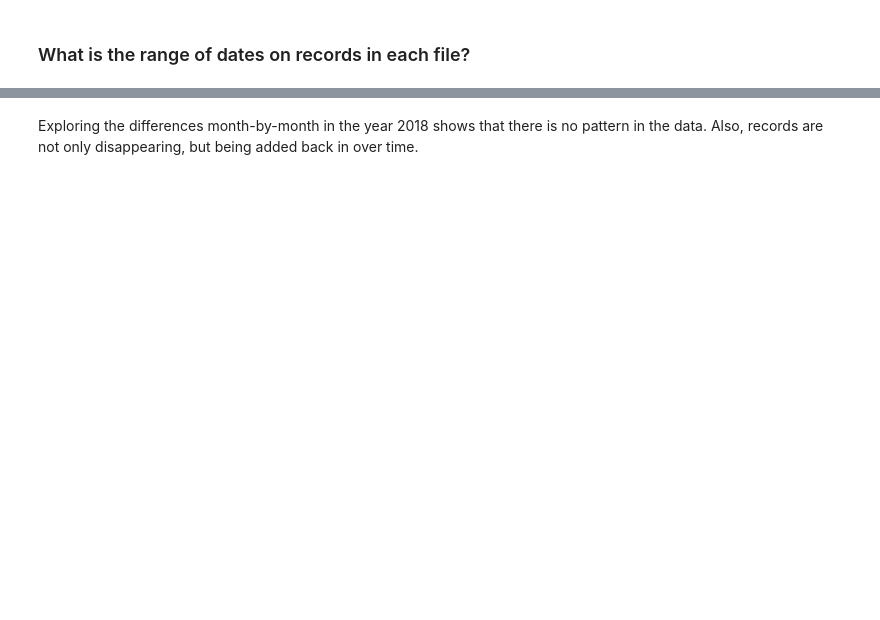
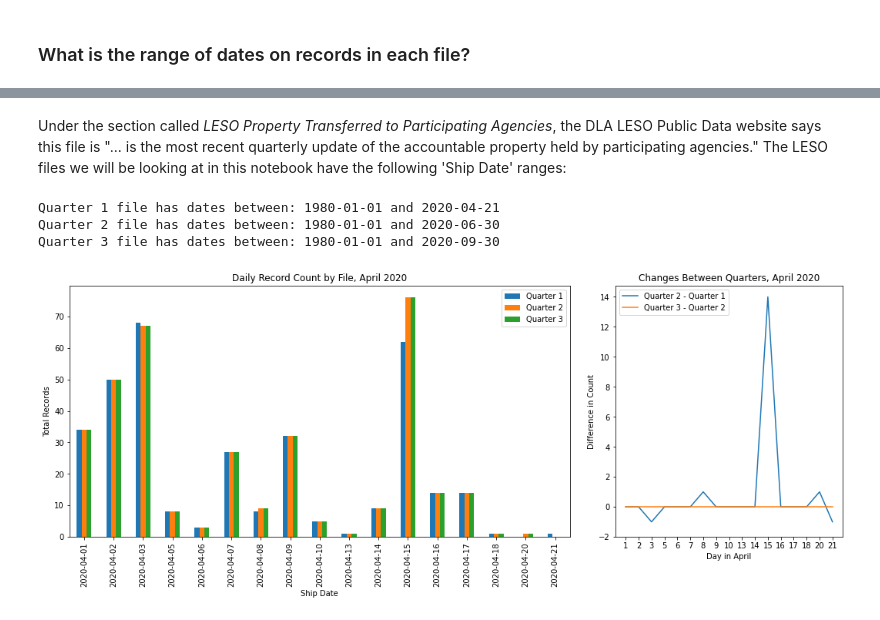
Before and after one commit to barbh1307/merge_DLA_LESO_data, a Jupyter notebook: notebooks/ExploreOriginalFiles/Inconsistancies_AllStatesAndTerritories.ipynb, the cells around one changed output, grey strips where cells are left out. Drawn from its saved outputs; the diff is of its cells as text; code cells hidden in the pictures; blank space fills up the shorter version.

Commit message:
cleaning up typos, improving graphs, refactoring python

```diff
--- a/notebooks/ExploreOriginalFiles/Inconsistancies_AllStatesAndTerritories.ipynb
+++ b/notebooks/ExploreOriginalFiles/Inconsistancies_AllStatesAndTerritories.ipynb
@@ -8,14 +6,22 @@ As of October, 2020, three DISP_AllStatesAndTransfers file have been collected f
 #    Libraries used by this notebook.
 
 import pandas as pd
+import matplotlib.pyplot as plt
 import sys
+
+from IPython.display import Markdown as md
 
 #!python --version    #Python 3.8.5
 # sys standard module
+#!jupyter --version
+# ipython             #ipython 7.18.1
 #pd.__version__       #1.1.2
 
 sys.path.insert(0, "..\\..\\scripts\\") # go to parent dir
-from notebookfunctions import make_dataframe, count_by_time, differences_by_time
+from notebookfunctions import make_dataframe
+from notebookfunctions import count_by_time
+from notebookfunctions import differences_by_time
+from notebookfunctions import split_demilcodes
 
 #    VARIABLES THAT CAN BE CUSTOMIZED
 
@@ -41,10 +47,15 @@ LESO3_file = "DISP_AllStatesAndTerritories_09302020.xlsx"
 transfers1_dict = pd.read_excel('file:' + path_datafiles + LESO1_file, sheet_name=None)
 transfers2_dict = pd.read_excel('file:' + path_datafiles + LESO2_file, sheet_name=None)
 transfers3_dict = pd.read_excel('file:' + path_datafiles + LESO3_file, sheet_name=None)
-#transfers4_dict = pd.read_excel('file:' + path_datafiles + 'DISP_AllStatesAndTerritories_12312020.xlsx', sheet_name=None)
+#transfers4_dict = pd.read_excel('file:' + path_datafiles + LESO4_file, sheet_name=None)
 
 #    Flatten each dictionary of states into its own dataframe
 transfers1_df = make_dataframe(transfers1_dict, 'Ship Date')
 transfers2_df = make_dataframe(transfers2_dict, 'Ship Date')
 transfers3_df = make_dataframe(transfers3_dict, 'Ship Date')
 #transfers4_df = make_dataframe(transfers4_dict, 'Ship Date')
+
+#    Temporary way to track files the notebook is working with
+file_quarters_dict = {'transfers1': (transfers1_df, 'Quarter 1'),
+                      'transfers2': (transfers2_df, 'Quarter 2'),
+                      'transfers3': (transfers3_df, 'Quarter 3')}
@@ -175,2 +63,0 @@ As expected 2019 shows a big decrease in non-controlled items. In each file, the
-# %% [markdown]
-Exploring the differences month-by-month in the year 2018 shows that there is no pattern in the data. Also, records are not only disappearing, but being added back in over time.
@@ -194,0 +64,47 @@ ax = month_compare_noncontrolled.plot.bar(rot=90,figsize=(18,9))
+# %% [markdown]
+Under the section called *LESO Property Transferred to Participating Agencies*, the DLA LESO Public Data website says this file is "... is the most recent quarterly update of the accountable property held by participating agencies." The LESO files we will be looking at in this notebook have the following 'Ship Date' ranges:
+# %%
+#    Commentary
+for file, file_info in file_quarters_dict.items():
+    print(file_info[1],'file has dates between:',\
+          file_info[0].index.to_period('d').min(),'and',\
+          file_info[0].index.to_period('d').max())
+# %% [output]
+Quarter 1 file has dates between: 1980-01-01 and 2020-04-21
+Quarter 2 file has dates between: 1980-01-01 and 2020-06-30
+Quarter 3 file has dates between: 1980-01-01 and 2020-09-30
+# %%
+#    Explore the record counts for dates outside the expected quarter by file.
+outside_quarter_start = '2020-04-01'
+outside_quarter_end = '2020-04-21'
+
+april_df = pd.DataFrame({
+                    file_quarters_dict['transfers1'][1]: file_quarters_dict['transfers1'][0].\
+                         loc[outside_quarter_start:outside_quarter_end].groupby('Ship Date')['Ship Date'].count(),
+                    file_quarters_dict['transfers2'][1]: file_quarters_dict['transfers2'][0].\
+                         loc[outside_quarter_start:outside_quarter_end].groupby('Ship Date')['Ship Date'].count(),
+                    file_quarters_dict['transfers3'][1]: file_quarters_dict['transfers3'][0].\
+                         loc[outside_quarter_start:outside_quarter_end].groupby('Ship Date')['Ship Date'].count()
+                    }).fillna(0).astype(int)
+april_df.index = april_df.index.to_period('d')
+
+april_differences = april_df.diff(axis=1).iloc[:, 1:]
+april_differences.columns = ['Quarter 2 - Quarter 1','Quarter 3 - Quarter 2']
+april_differences[(april_differences['Quarter 2 - Quarter 1'] != 0) |
+                  (april_differences['Quarter 3 - Quarter 2'] != 0)]
+april_differences.index = april_differences.index.day.astype(str)
+
+#    Make a graph
+fig = plt.figure(constrained_layout=False, figsize=(18,6))
+gs1 = fig.add_gridspec(nrows=1, ncols=3)
+fig_ax1 = fig.add_subplot(gs1[0,0:2])
+fig_ax2 = fig.add_subplot(gs1[0,2:])
+april_df.plot.bar(ax=fig_ax1,rot=90, legend=True, ylabel='Total Records',
+                  title='Daily Record Count by File, April 2020')
+april_differences.plot.line(ax=fig_ax2, legend=True,
+                            xticks=(range(len(april_differences.index))), yticks=(range(-2,16,2)),
+                            xlabel='Day in April',ylabel='Difference in Count',
+                            title='Changes Between Quarters, April 2020')
+plt.show()
+# %% [output]
+[figure, added]
```
Also changed, not shown: parts of 44 cells of this notebook, 1 other file.
